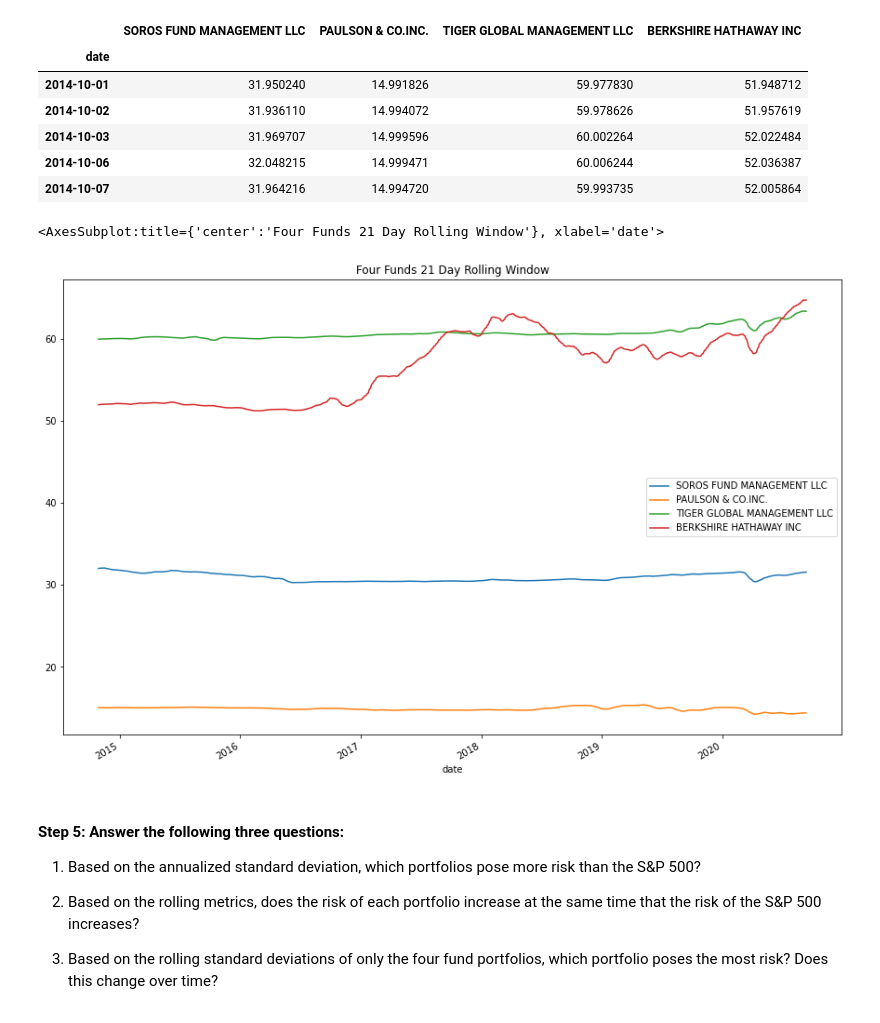
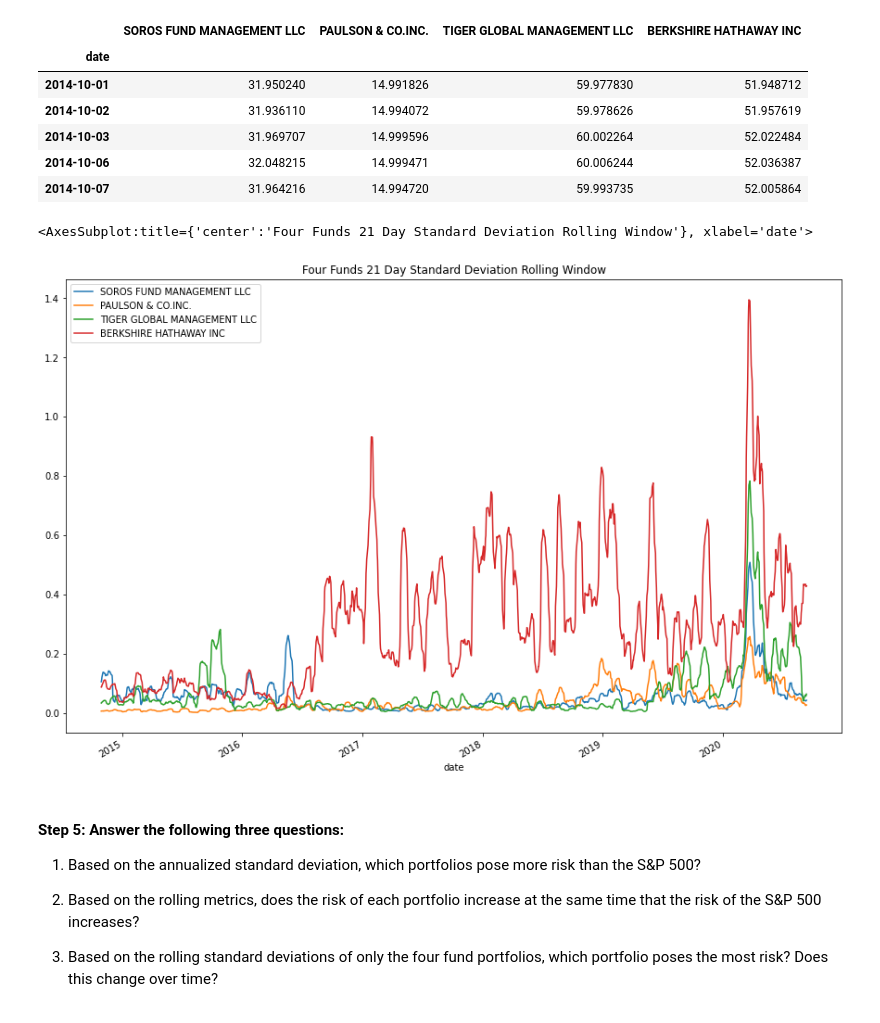
Before and after one commit to TheoG2022/TRG_Challenge_4, a Jupyter notebook: risk_return_analysis.ipynb, the cells around one changed output. Drawn from its saved outputs; the diff is of its cells as text; code cells hidden in the pictures.

```diff
--- a/risk_return_analysis.ipynb
+++ b/risk_return_analysis.ipynb
@@ -443,10 +347,10 @@ four_funds.head()
 | 2014-10-06 | 32.048215 | 14.999471 | 60.006244 | 52.036387 |
 | 2014-10-07 | 31.964216 | 14.994720 | 59.993735 | 52.005864 |
 # %%
-four_funds.rolling(window=21).mean().plot(title='Four Funds 21 Day Rolling Window', figsize=(15,10))
+four_funds.rolling(window=21).std().plot(title='Four Funds 21 Day Standard Deviation Rolling Window', figsize=(15,10))
 # %% [output]
-<AxesSubplot:title={'center':'Four Funds 21 Day Rolling Window'}, xlabel='date'>
+<AxesSubplot:title={'center':'Four Funds 21 Day Standard Deviation Rolling Window'}, xlabel='date'>
-[figure, old version]
+[figure, new version]
 # %% [markdown]
 #### Step 5: Answer the following three questions:
 
```
Also changed, not shown: parts of 23 cells of this notebook, 1 other file.
